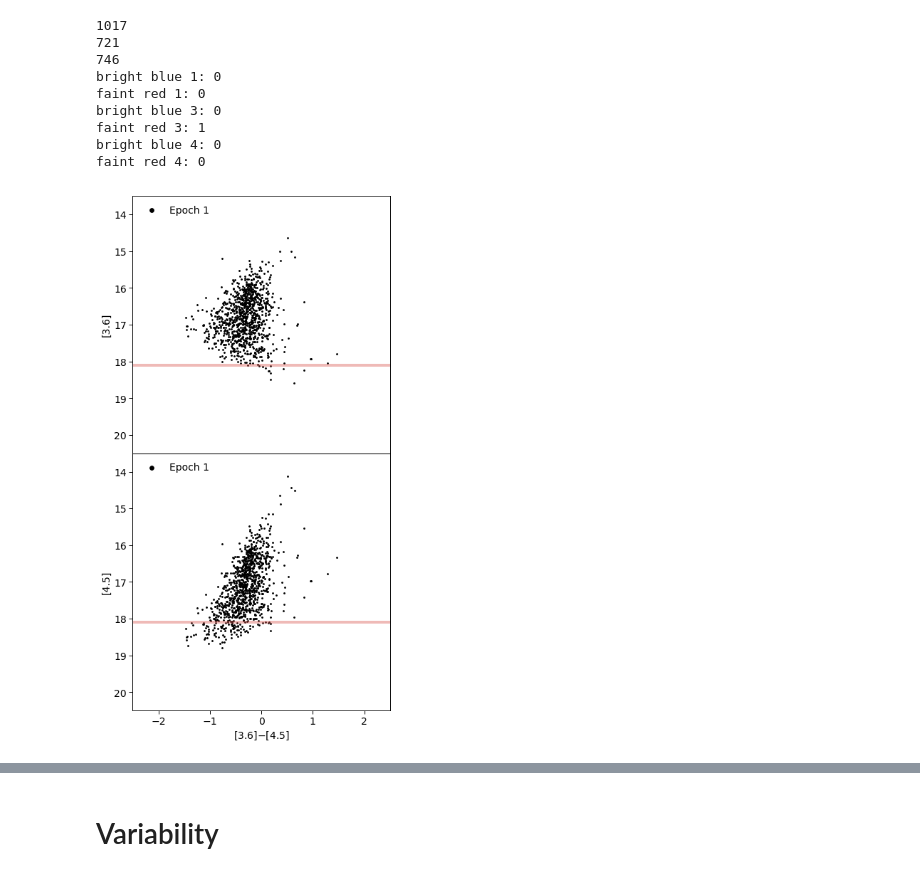
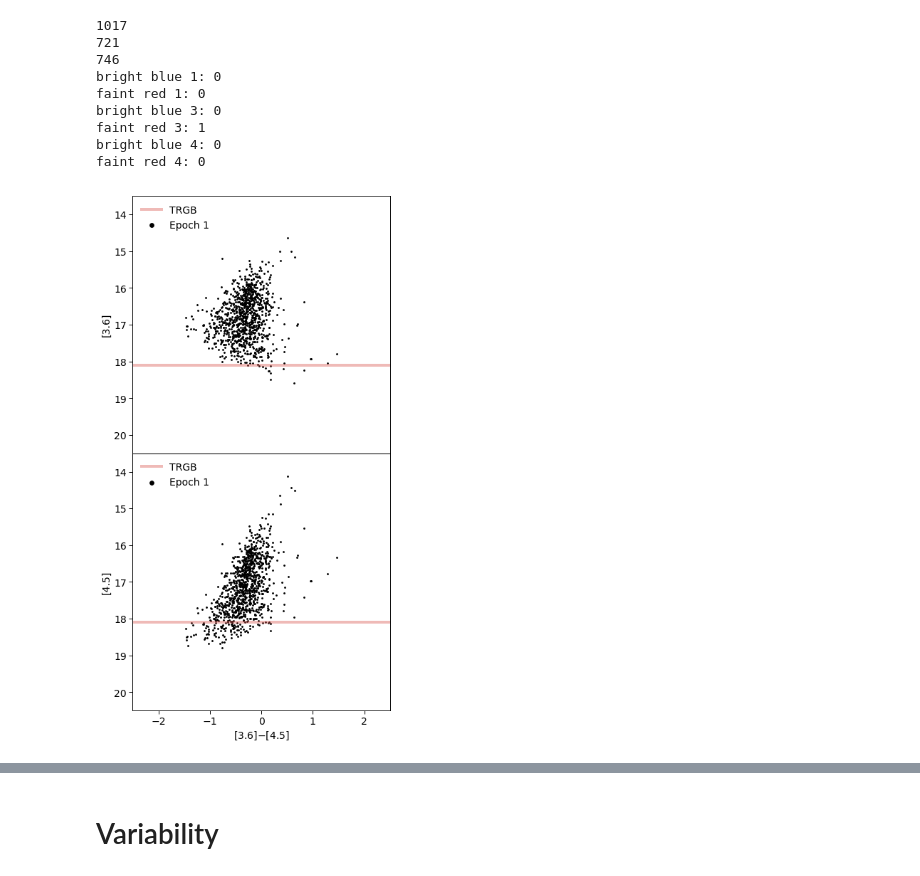
Before and after one commit to MichaelSharp7/M32, a Jupyter notebook: M32_CMD_CCD_clean.ipynb, the cells around one changed output, grey strips where cells are left out. Cells and saved outputs as stored; diff of their text form; code cells hidden in the pictures.

```diff
--- a/M32_CMD_CCD_clean.ipynb
+++ b/M32_CMD_CCD_clean.ipynb
@@ -28,9 +28,17 @@ sns.set_context("paper")   # "paper", "notebook", "talk", "poster"
 # Read in the file with the good data
 file = 'good_data.csv'
 data = ascii.read(file, data_start=1)
-print(np.max(data['mag_36_1']))
-print(np.max(data['mag_36_3']))
-print(np.max(data['mag_36_4']))
-print(np.max(data['mag_45_1']))
-print(np.max(data['mag_45_3']))
-print(np.max(data['mag_45_4']))
+#print(np.max(data['mag_36_1']))
+#print(np.max(data['mag_36_3']))
+#print(np.max(data['mag_36_4']))
+#print(np.max(data['mag_45_1']))
+#print(np.max(data['mag_45_3']))
+#print(np.max(data['mag_45_4']))
+
+# Set up columns for evolved and variable source flags
+data['evolved_1']=0
+data['evolved_3']=0
+data['evolved_4']=0
+data['variable_1_3']=0
+data['variable_1_4']=0
+data['variable_3_4']=0
@@ -92,7 +93,7 @@ plt.ylabel("[3.6]", fontsize=14)
 plt.xlim(-2.5,2.5)
 plt.ylim(20.5,13.5)
 #Add TRGB
-plt.axhline(y=-6.3+24.4, color=sns.xkcd_rgb["pale red"], linestyle='-', alpha=0.4, linewidth=4)
+plt.axhline(y=-6.3+24.4, color=sns.xkcd_rgb["pale red"], linestyle='-', alpha=0.4, linewidth=4,label='TRGB')
 #plt.axvline(x=1.5)
 #plt.axvline(x=-1.6)
 plt.legend(loc="upper left",frameon=False, scatterpoints=1, numpoints=1, markerscale=3.)
@@ -104,35 +105,35 @@ plt.legend(loc="upper left",frameon=False, scatterpoints=1, numpoints=1, markers
 
 
 # Repeat for 4.5 on the y-axis
 plt.subplot(2,1,2)
 #plt.rc('font', family='sans-serif')
 #plt.rc("xtick", labelsize=14)
 #plt.rc("ytick", labelsize=14)
 #plt.rc("axes", labelsize=14)
 #plt.rc("legend", fontsize=14)
 #plt.figure(figsize=(6,6))
 # Plot all sensible stars
 plt.scatter(data['mag_36_1'][good_E1_idx]-data['mag_45_1'][good_E1_idx], data['mag_45_1'][good_E1_idx], s=3.9,color=sns.xkcd_rgb['black'], label="Epoch 1")
 # Overplot variable sources
 #plt.scatter(data['mag_36_1'][bad_mag_error_idx_36_1a]-data['mag_45_1'][bad_mag_error_idx_36_1a], data['mag_45_1'][bad_mag_error_idx_36_1a],s=19,color=sns.xkcd_rgb['blue'],label="bad [3.6] error")
 #plt.scatter(data['mag_36_1'][bad_mag_error_idx_45_1a]-data['mag_45_1'][bad_mag_error_idx_45_1a], data['mag_45_1'][bad_mag_error_idx_45_1a],s=19,color=sns.xkcd_rgb['red'],label="bad [4.5] error")
 plt.xlabel("[3.6]$-$[4.5]", fontsize=14)
 plt.ylabel("[4.5]", fontsize=14)
 plt.xlim(-2.5,2.5)
 plt.ylim(20.5,13.5)
 #plt.axvline(x=1.5)
 #plt.axvline(x=-1.6)
 #Add TRGB
-plt.axhline(y=-6.3+24.4, color=sns.xkcd_rgb["pale red"], linestyle='-', alpha=0.4, linewidth=4)
+plt.axhline(y=-6.3+24.4, color=sns.xkcd_rgb["pale red"], linestyle='-', alpha=0.4, linewidth=4,label='TRGB')
 plt.legend(loc="upper left",frameon=False, scatterpoints=1, numpoints=1, markerscale=3.)
 #plt.title('M32 E1', fontsize=18)
 #plt.savefig("bla.pdf", bbox_inches='tight')    # Saves the figure is uncommented
 plt.tight_layout()
 plt.subplots_adjust(hspace=0)
 plt.show()
 plt.close()
 # %% [output]
-[figure, old version]
+[figure, new version]
 # %%
 plt.rc('font', family='sans-serif')
 plt.rc("xtick", labelsize=14)
```
Also changed, not shown: parts of 13 cells of this notebook, 5 other files.
